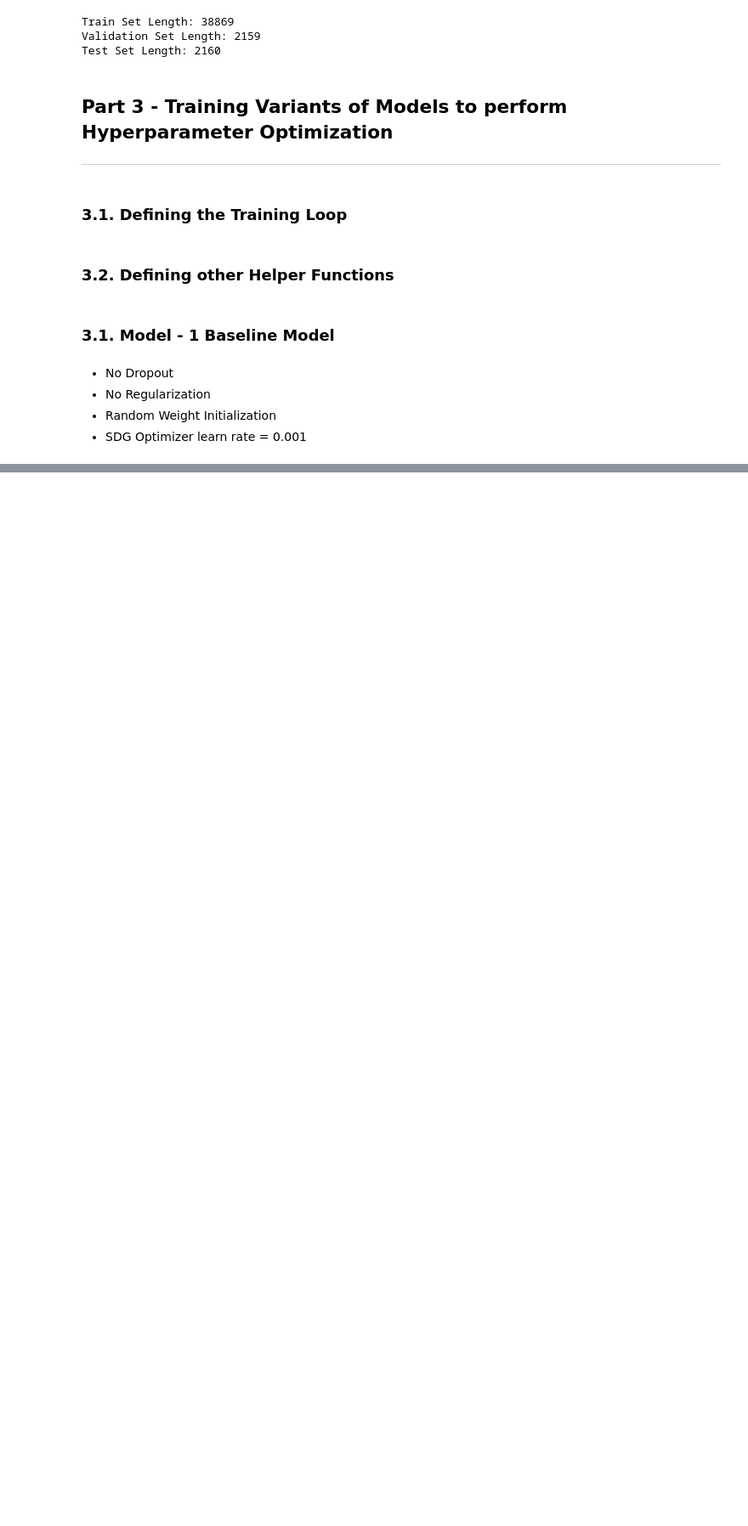
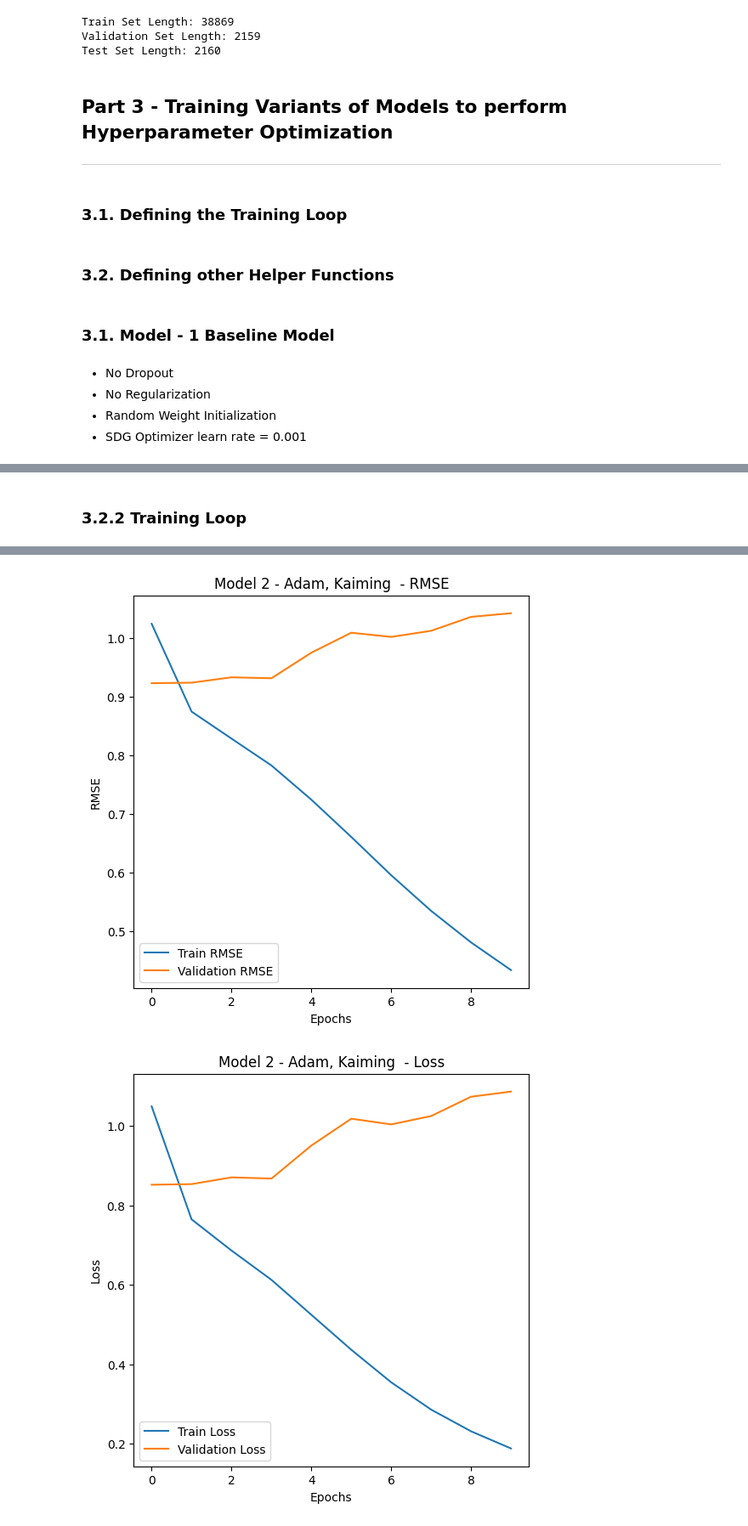
Before and after one commit to SudeshKumarSK/Cine-Match, a Jupyter notebook: Notebooks/Hybrid_Recommender.ipynb, the cells around one changed output, grey strips where cells are left out. Shown at 85% size. Saved outputs shown, nothing was run; the diff lists cells and outputs as text; code cells hidden in the pictures; blank space fills up the shorter version.

```diff
--- a/Notebooks/Hybrid_Recommender.ipynb
+++ b/Notebooks/Hybrid_Recommender.ipynb
@@ -922,0 +1013,17 @@ combined_df[combined_df["userId"] == 123]
+# %%
+# Initialize the model
+embedding_dim = 64
+num_users = len(user_encoder.classes_)  # Make sure you have defined user_encoder earlier
+num_movies = len(movie_encoder.classes_)  # Make sure you have defined movie_encoder earlier
+model_2 = MovieModel(embedding_dim, num_users=num_users, num_movies=num_movies, bert_embedding_dim=772)
+
+# Define loss function and optimizer
+criterion = nn.MSELoss()
+optimizer_2 = optim.Adam(model_2.parameters(), lr=0.001)
+# %% [markdown]
+### 3.2.2 Training Loop
+# %%
+train_losses, val_losses, train_rmse_values, val_rmse_values = train_model(model_2, train_loader, val_loader, optimizer_2, criterion, num_epochs=10)
+
+plot_training_results(train_losses, val_losses, train_rmse_values, val_rmse_values, "Model 2 - Adam, Kaiming ")
+# %% [output]
@@ -922,0 +1041,2 @@ combined_df[combined_df["userId"] == 123]
+[figure, added]
+[figure, added]
```
Also changed, not shown: parts of 26 cells of this notebook.
